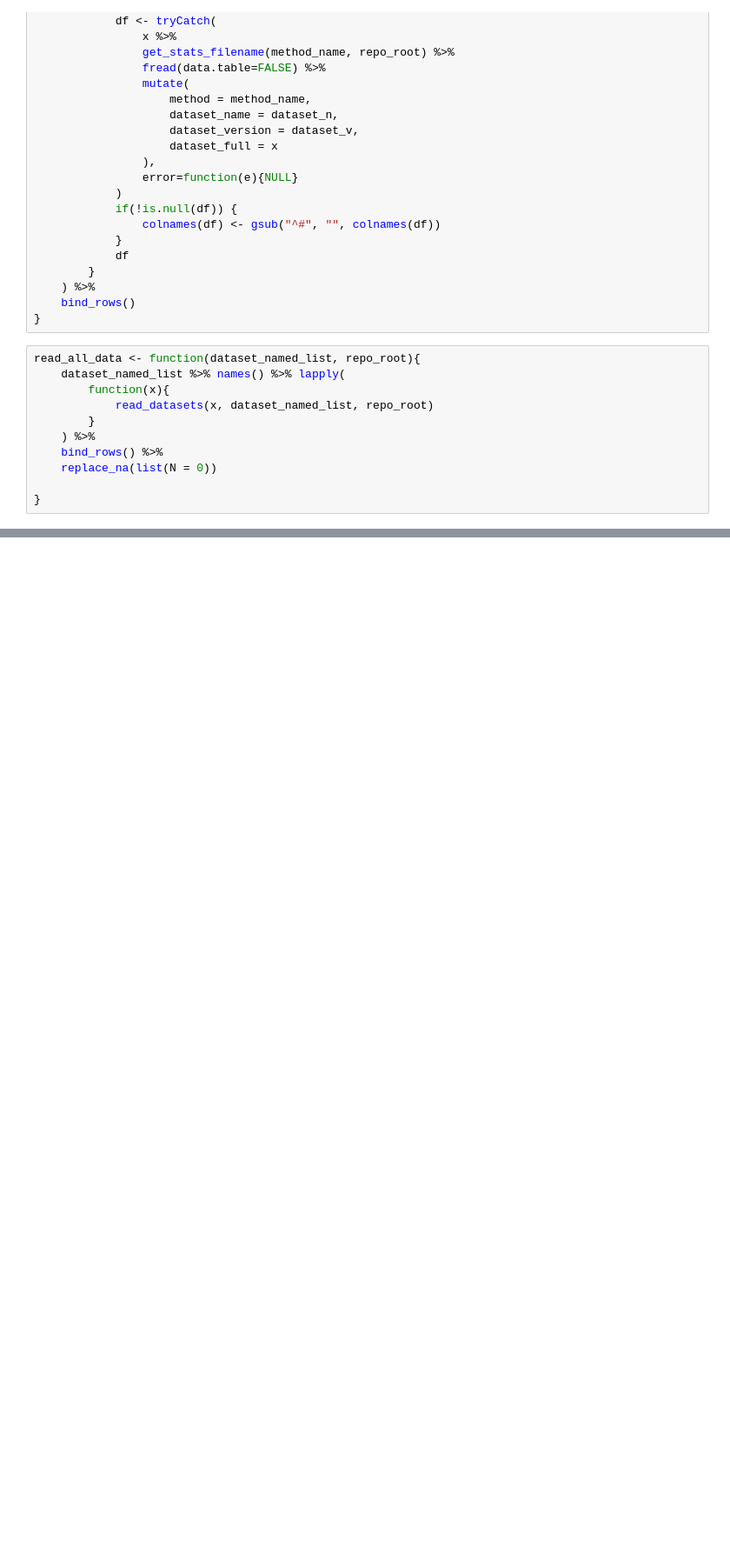
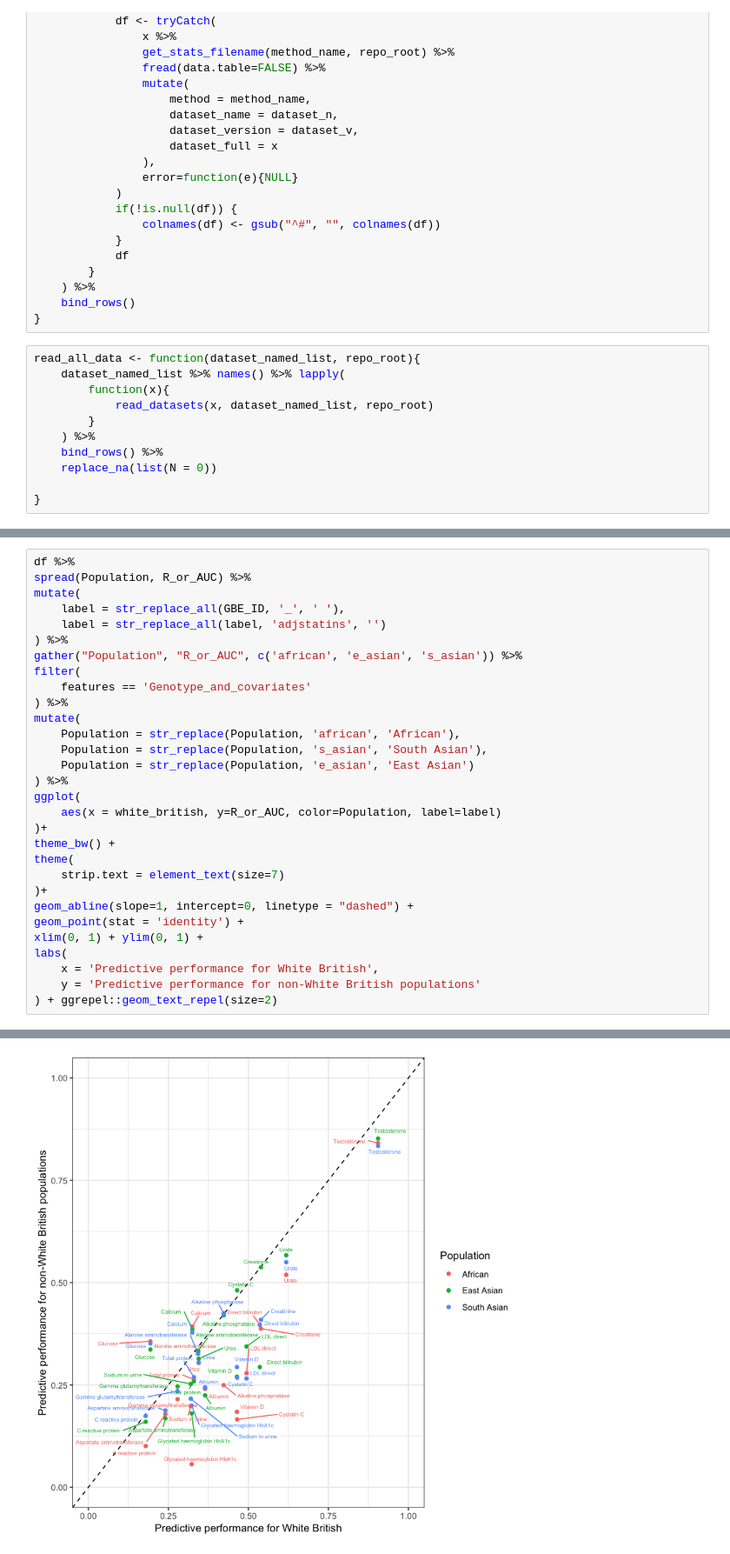
Before and after one commit to rivas-lab/PRS, a Jupyter notebook: notebook/20190407_biomarkers/snpnet_biomarkers_20190407.ipynb, the cells around one changed output, grey strips where cells are left out. Shown: that part at 87% size. Cells and saved outputs as stored; diff of their text form; blank space fills up the shorter version.

```diff
--- a/notebook/20190407_biomarkers/snpnet_biomarkers_20190407.ipynb
+++ b/notebook/20190407_biomarkers/snpnet_biomarkers_20190407.ipynb
@@ -77,0 +110,31 @@ read_all_data <- function(dataset_named_list, repo_root){
+# %%
+df %>%
+spread(Population, R_or_AUC) %>%
+mutate(
+    label = str_replace_all(GBE_ID, '_', ' '),
+    label = str_replace_all(label, 'adjstatins', '')
+) %>%
+gather("Population", "R_or_AUC", c('african', 'e_asian', 's_asian')) %>%
+filter(
+    features == 'Genotype_and_covariates'
+) %>%
+mutate(
+    Population = str_replace(Population, 'african', 'African'),
+    Population = str_replace(Population, 's_asian', 'South Asian'),
+    Population = str_replace(Population, 'e_asian', 'East Asian')
+) %>%
+ggplot(
+    aes(x = white_british, y=R_or_AUC, color=Population, label=label)
+)+
+theme_bw() +
+theme(
+    strip.text = element_text(size=7)
+)+
+geom_abline(slope=1, intercept=0, linetype = "dashed") +
+geom_point(stat = 'identity') +
+xlim(0, 1) + ylim(0, 1) +
+labs(
+    x = 'Predictive performance for White British',
+    y = 'Predictive performance for non-White British populations'
+) + ggrepel::geom_text_repel(size=2)
+# %% [output]
@@ -77,0 +144 @@ read_all_data <- function(dataset_named_list, repo_root){
+[figure, added]
```
Also changed, not shown: parts of 22 cells of this notebook, 6 other files.
